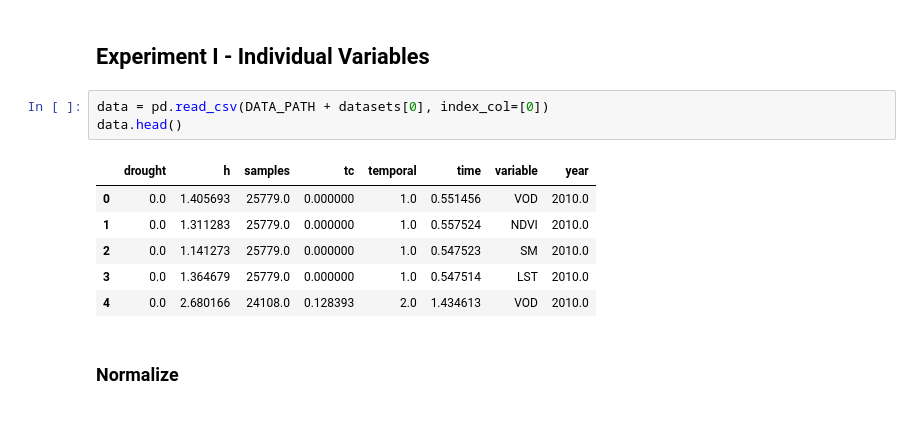
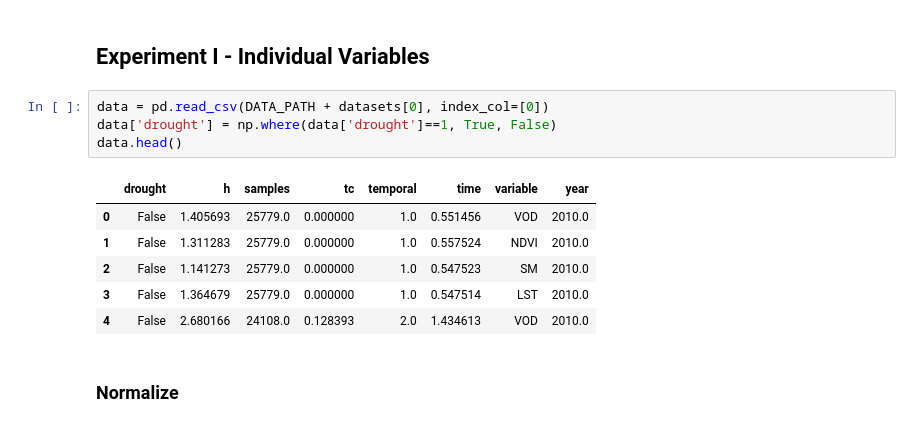
Before and after one commit to jejjohnson/rbig_eo, a Jupyter notebook: notebooks/drought/visualization.ipynb, the cells around one changed output. Drawn from its saved outputs; the diff is of its cells as text.

```diff
--- a/notebooks/drought/visualization.ipynb
+++ b/notebooks/drought/visualization.ipynb
@@ -112,14 +112,15 @@ datasets = [
 ## Experiment I - Individual Variables
 # %%
 data = pd.read_csv(DATA_PATH + datasets[0], index_col=[0])
+data['drought'] = np.where(data['drought']==1, True, False)
 data.head()
 # %% [output]
 |  | drought | h | samples | tc | temporal | time | variable | year |
-| 0 | 0.0 | 1.405693 | 25779.0 | 0.000000 | 1.0 | 0.551456 | VOD | 2010.0 |
-| 1 | 0.0 | 1.311283 | 25779.0 | 0.000000 | 1.0 | 0.557524 | NDVI | 2010.0 |
-| 2 | 0.0 | 1.141273 | 25779.0 | 0.000000 | 1.0 | 0.547523 | SM | 2010.0 |
-| 3 | 0.0 | 1.364679 | 25779.0 | 0.000000 | 1.0 | 0.547514 | LST | 2010.0 |
-| 4 | 0.0 | 2.680166 | 24108.0 | 0.128393 | 2.0 | 1.434613 | VOD | 2010.0 |
+| 0 | False | 1.405693 | 25779.0 | 0.000000 | 1.0 | 0.551456 | VOD | 2010.0 |
+| 1 | False | 1.311283 | 25779.0 | 0.000000 | 1.0 | 0.557524 | NDVI | 2010.0 |
+| 2 | False | 1.141273 | 25779.0 | 0.000000 | 1.0 | 0.547523 | SM | 2010.0 |
+| 3 | False | 1.364679 | 25779.0 | 0.000000 | 1.0 | 0.547514 | LST | 2010.0 |
+| 4 | False | 2.680166 | 24108.0 | 0.128393 | 2.0 | 1.434613 | VOD | 2010.0 |
 # %% [markdown]
 ### Normalize
 # %%
```
Also changed, not shown: parts of 65 cells of this notebook.
